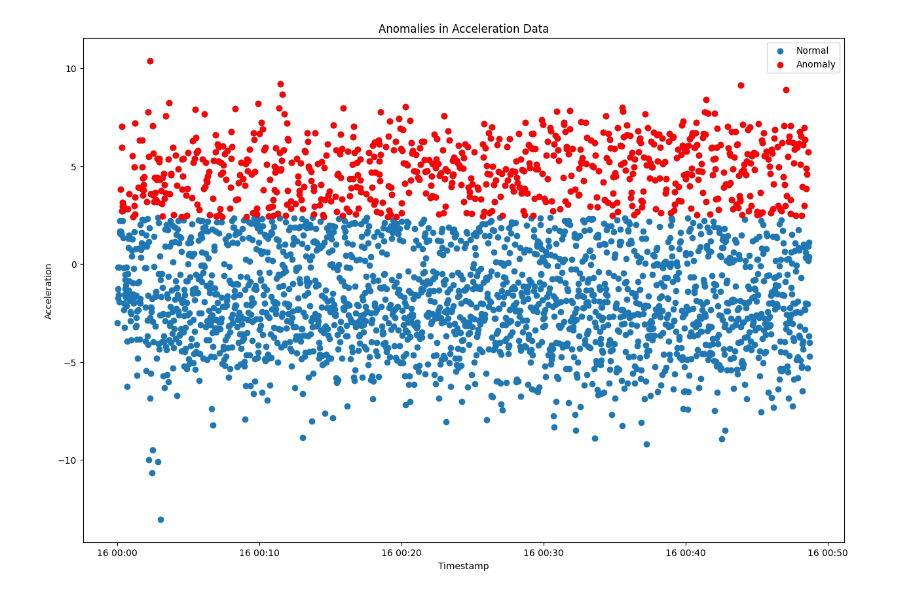
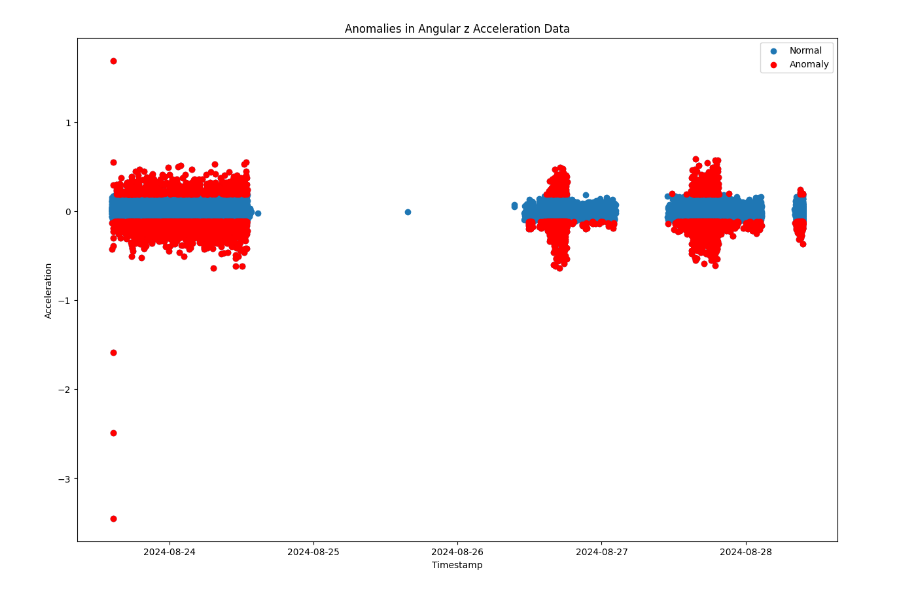
Before and after one commit to nk2105/AkzentE4.0, a Jupyter notebook: sklearn.ipynb, the cells around one changed output. Saved outputs shown, nothing was run; the diff lists cells and outputs as text; code cells hidden in the pictures.

```diff
--- a/sklearn.ipynb
+++ b/sklearn.ipynb
@@ -11,21 +86,10 @@ warnings.filterwarnings('ignore')
 # %%
-# Load the data
-
-path = "/home/guts/Documents/accel_data/2024-08-16.csv"
-df = pd.read_csv(path)
-df['Timestamp'] = pd.to_datetime(df['Timestamp'])
-df
-
-# Data Preprocessing
-df = df.set_index('Timestamp')
-df = df.resample('1S').mean()
-df = df.dropna()
 
 # Scale the data using StandardScaler
 scaler = StandardScaler()
 df_scaled = scaler.fit_transform(df)
 df_scaled = pd.DataFrame()
-df_scaled['Acceleration'] = df['Filtered x']
+df_scaled['Acceleration'] = df['Linear y']
 df_scaled
 # %% [output]
 |  | Acceleration |
@@ -80,19 +144,19 @@ Index([1, 2, 3, 4, 0], dtype='int32', name='Cluster')
 # %%
 
 # Find the anomalies
-anomalies = df[(df['Cluster'] == cluster_list.index[-1]) | (df['Cluster'] == cluster_list.index[-2]) ]
+anomalies = df[(df['Cluster'] == cluster_list.index[-1]) | (df['Cluster'] == cluster_list.index[-2] )]
 
 # Plot the anomalies
 fig, ax = plt.subplots(figsize=(15, 10))
-plt.scatter(df.index, df['Filtered x'], label='Normal')
-plt.scatter(anomalies.index, anomalies['Filtered x'], label='Anomaly', color='r')
+plt.scatter(df.index, df['Linear y'], label='Normal')
+plt.scatter(anomalies.index, anomalies['Linear y'], label='Anomaly', color='r')
 plt.legend()
-plt.title('Anomalies in Acceleration Data')
+plt.title('Anomalies in Angular z Acceleration Data')
 plt.xlabel('Timestamp')
 plt.ylabel('Acceleration')
 plt.show()
 # %% [output]
-[figure, old version]
+[figure, new version]
 # %%
 # Print the number of anomalies
 
```
Also changed, not shown: parts of 10 cells of this notebook, 15 other files.
